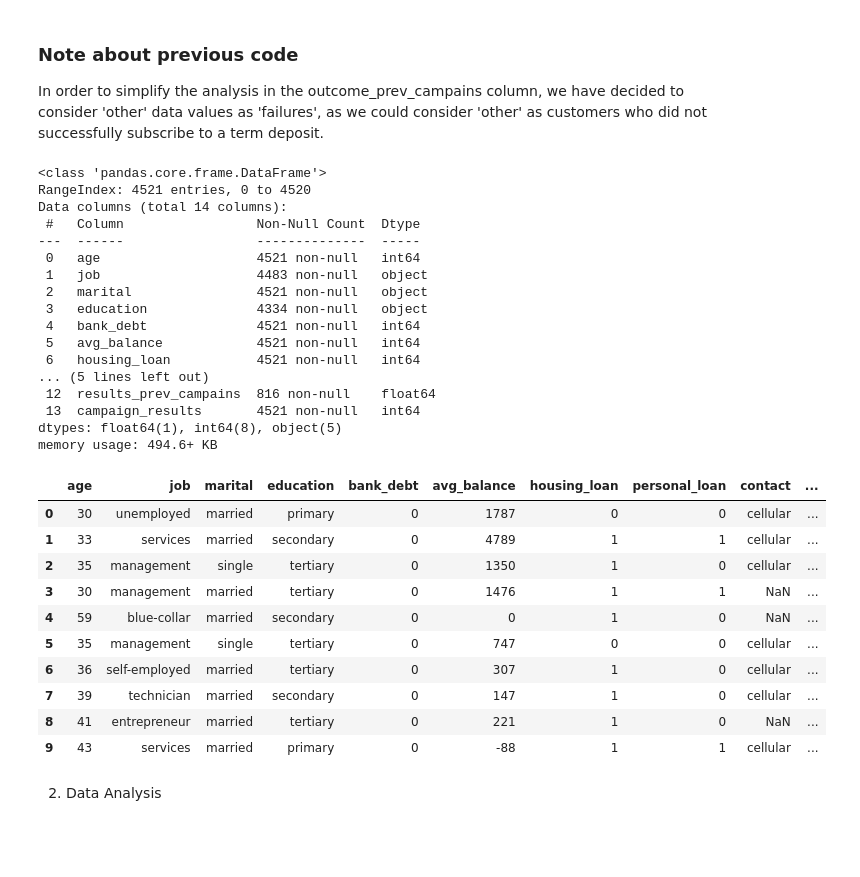
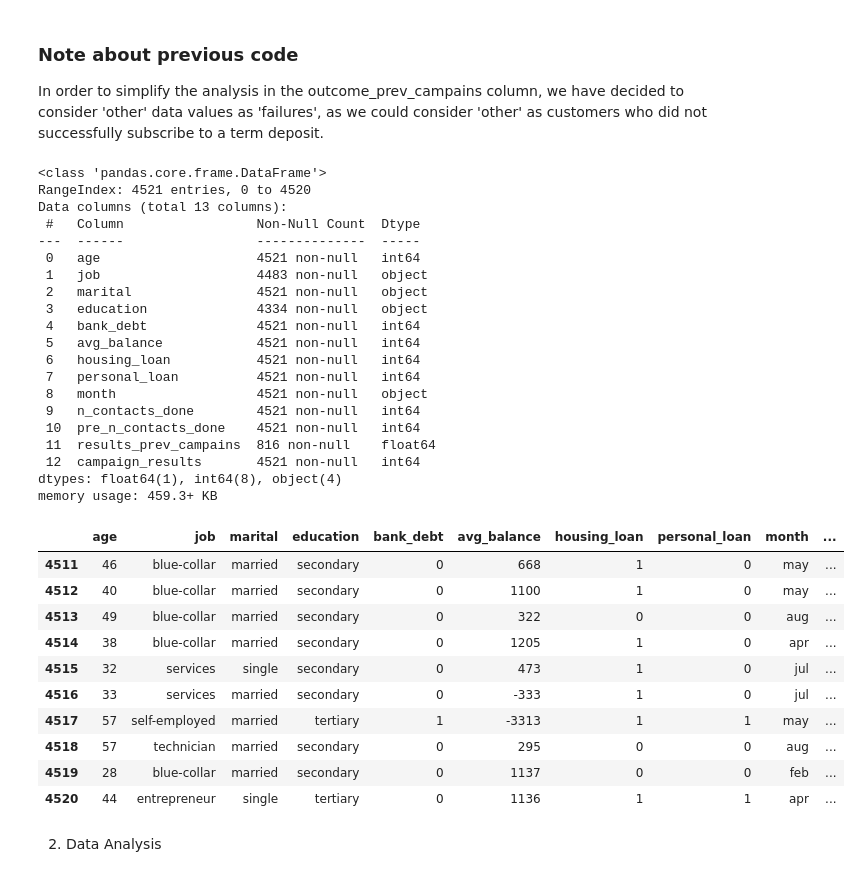
Before and after one commit to EduardoJMatosRomero/StatTechsCA1, a Jupyter notebook: Hdip_Eduardo_Julian_Matos_Romero_2023.ipynb, the cells around one changed output. Cells and saved outputs as stored; diff of their text form; code cells hidden in the pictures; blank space fills up the shorter version.

Commit message:
Update Hdip_Eduardo_Julian_Matos_Romero_2023.ipynb
Data analysis commit 6

```diff
--- a/Hdip_Eduardo_Julian_Matos_Romero_2023.ipynb
+++ b/Hdip_Eduardo_Julian_Matos_Romero_2023.ipynb
@@ -238,10 +262,8 @@ memory usage: 600.6+ KB
 # %%
-#We are dropping pdays column since we might do not consider relevant to get to know the number of days that passed by after the client was last contacted from a previous campaign
 df2=df.drop('pdays',axis=1)
-#Last contact duration, in seconds (numeric). Important note: this attribute highly affects the output target (e.g., if duration=0 then y='no'). Yet, the duration is not known before a call is performed. Also, after the end of the call y is obviously known. Thus, this input should only be included for benchmark purposes and should be discarded if the intention is to have a realistic predictive model.
 df2=df2.drop('duration',axis=1)
-#We are dropping day column since we might do not consider relevant to get to know the specific day clients were contacted
 df2=df2.drop('day',axis=1)
+df2=df2.drop('contact',axis=1)
 
 df2.rename(columns={'default': 'bank_debt',
                     'balance': 'avg_balance',
@@ -267,7 +289,7 @@ df2.info()
 # %% [output]
 <class 'pandas.core.frame.DataFrame'>
 RangeIndex: 4521 entries, 0 to 4520
-Data columns (total 14 columns):
+Data columns (total 13 columns):
  #   Column                 Non-Null Count  Dtype
 ---  ------                 --------------  -----
  0   age                    4521 non-null   int64
@@ -277,24 +299,27 @@ Data columns (total 14 columns):
  4   bank_debt              4521 non-null   int64
  5   avg_balance            4521 non-null   int64
  6   housing_loan           4521 non-null   int64
-... (5 lines left out)
- 12  results_prev_campains  816 non-null    float64
- 13  campaign_results       4521 non-null   int64
-dtypes: float64(1), int64(8), object(5)
-memory usage: 494.6+ KB
+ 7   personal_loan          4521 non-null   int64
+ 8   month                  4521 non-null   object
+ 9   n_contacts_done        4521 non-null   int64
+ 10  pre_n_contacts_done    4521 non-null   int64
+ 11  results_prev_campains  816 non-null    float64
+ 12  campaign_results       4521 non-null   int64
+dtypes: float64(1), int64(8), object(4)
+memory usage: 459.3+ KB
 # %%
-df2.head(10)
+df2.tail(10)
 # %% [output]
-|  | age | job | marital | education | bank_debt | avg_balance | housing_loan | personal_loan | contact | ... |
-| 0 | 30 | unemployed | married | primary | 0 | 1787 | 0 | 0 | cellular | ... |
-| 1 | 33 | services | married | secondary | 0 | 4789 | 1 | 1 | cellular | ... |
-| 2 | 35 | management | single | tertiary | 0 | 1350 | 1 | 0 | cellular | ... |
-| 3 | 30 | management | married | tertiary | 0 | 1476 | 1 | 1 | NaN | ... |
-| 4 | 59 | blue-collar | married | secondary | 0 | 0 | 1 | 0 | NaN | ... |
-| 5 | 35 | management | single | tertiary | 0 | 747 | 0 | 0 | cellular | ... |
-| 6 | 36 | self-employed | married | tertiary | 0 | 307 | 1 | 0 | cellular | ... |
-| 7 | 39 | technician | married | secondary | 0 | 147 | 1 | 0 | cellular | ... |
-| 8 | 41 | entrepreneur | married | tertiary | 0 | 221 | 1 | 0 | NaN | ... |
-| 9 | 43 | services | married | primary | 0 | -88 | 1 | 1 | cellular | ... |
+|  | age | job | marital | education | bank_debt | avg_balance | housing_loan | personal_loan | month | ... |
+| 4511 | 46 | blue-collar | married | secondary | 0 | 668 | 1 | 0 | may | ... |
+| 4512 | 40 | blue-collar | married | secondary | 0 | 1100 | 1 | 0 | may | ... |
+| 4513 | 49 | blue-collar | married | secondary | 0 | 322 | 0 | 0 | aug | ... |
+| 4514 | 38 | blue-collar | married | secondary | 0 | 1205 | 1 | 0 | apr | ... |
+| 4515 | 32 | services | single | secondary | 0 | 473 | 1 | 0 | jul | ... |
+| 4516 | 33 | services | married | secondary | 0 | -333 | 1 | 0 | jul | ... |
+| 4517 | 57 | self-employed | married | tertiary | 1 | -3313 | 1 | 1 | may | ... |
+| 4518 | 57 | technician | married | secondary | 0 | 295 | 0 | 0 | aug | ... |
+| 4519 | 28 | blue-collar | married | secondary | 0 | 1137 | 0 | 0 | feb | ... |
+| 4520 | 44 | entrepreneur | single | tertiary | 0 | 1136 | 1 | 1 | apr | ... |
 # %% [markdown]
 2. Data Analysis
```
Also changed, not shown: parts of 71 cells of this notebook.
